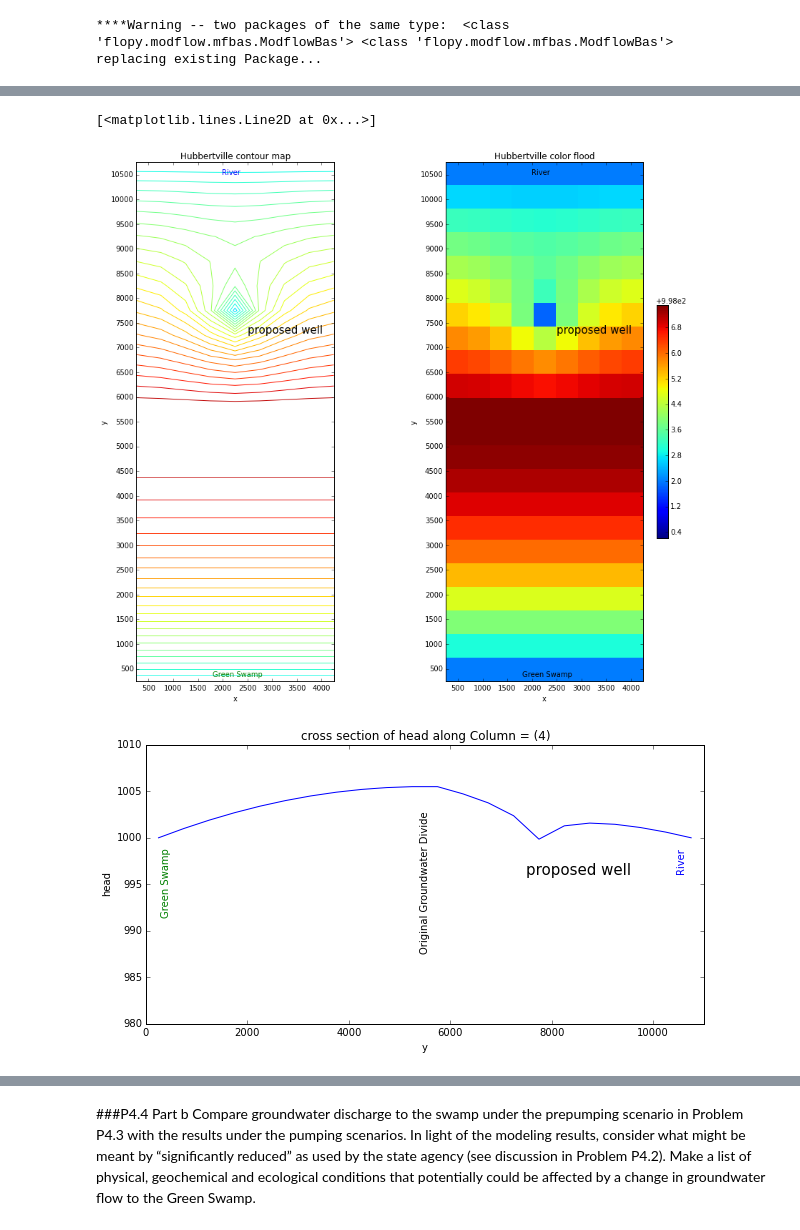
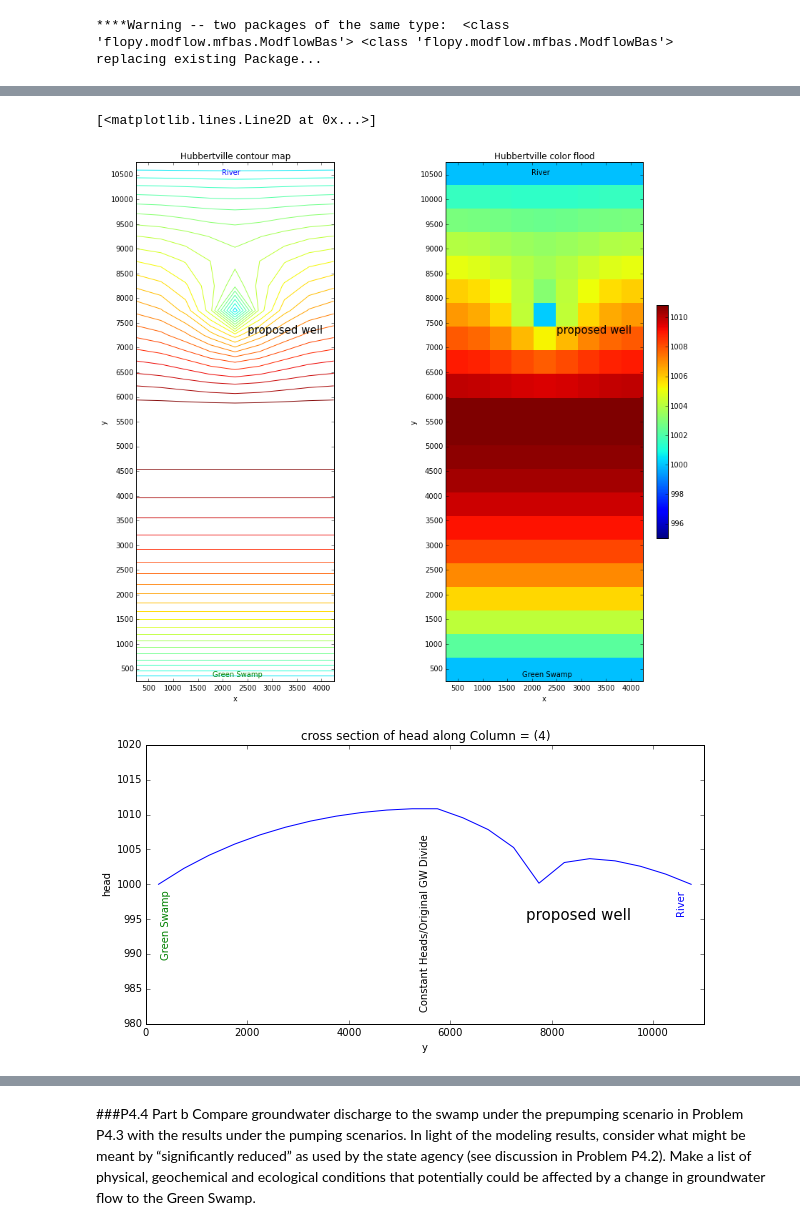
Before and after one commit to Applied-Groundwater-Modeling-2nd-Ed/Chapter_4_problems-1, a Jupyter notebook: P4.4_Flopy_Hubbertville_areal_model_with_pumping.ipynb, the cells around one changed output, grey strips where cells are left out. Saved outputs shown, nothing was run; the diff lists cells and outputs as text; code cells hidden in the pictures.

```diff
--- a/P4.4_Flopy_Hubbertville_areal_model_with_pumping.ipynb
+++ b/P4.4_Flopy_Hubbertville_areal_model_with_pumping.ipynb
@@ -810,7 +808,7 @@ Head statistics
 FIG = plt.figure(figsize=(15,13))
 
 #setup contour levels and plot extent
-LEVELS = np.arange(997., 1006., 0.25)
+LEVELS = np.arange(995., 1011., 0.5)
 EXTENT = (DELR/2., LX - DELR/2., DELC/2., LY - DELC/2.)
 
 #Make a contour plot on the first axis
@@ -827,39 +825,39 @@ AX1.contour(np.flipud(HEAD[0, :, :]), levels=LEVELS, extent=EXTENT)
 
 #Make a color flood on the second axis
 AX2 = FIG.add_subplot(1, 2, 2, aspect='equal')
 AX2.set_xlabel("x")
 AX2.set_ylabel("y")
 AX2.set_yticks(YTICKS)
 AX2.set_title("Hubbertville color flood")
 AX2.text(2500, 7300, r"proposed well", fontsize=15, color="black")
 AX2.text(2000, 10500, r"River", fontsize=10, color="black")
 AX2.text(1800, 340, r"Green Swamp", fontsize=10, color="black")
-cax = AX2.imshow(HEAD[0, :, :], extent=EXTENT, interpolation='nearest', vmin=998.2)
+cax = AX2.imshow(HEAD[0, :, :], extent=EXTENT, interpolation='nearest', vmin=995.)
 cbar = FIG.colorbar(cax, orientation='vertical', shrink=0.45)
 
 #as before let's plot a north-south cross section
 COL = 4
 # recall we need to flip because MODFLOW's array does not = Python, so we reverse the order (flip them) and call it
 Y = np.flipud(HEAD[0,:,COL])
 #for our cross section create X-coordinates to match with heads
 XCOORD = np.arange(0, 11000, 500) + 250
 fig = plt.figure(figsize=(10, 5))
 ax = fig.add_subplot(1, 1, 1)
 TITLE =  'cross section of head along Column = ({0})'.format(COL)
 ax.set_title(TITLE)
 ax.set_xlabel('y')
 ax.set_ylabel('head')
 ax.set_xlim(0, 11000.)
-ax.set_ylim(980.,1010.)
-ax.text(7500, 996, r"proposed well", fontsize=15, color="black")
+ax.set_ylim(980.,1020.)
+ax.text(7500, 995, r"proposed well", fontsize=15, color="black")
 ax.text(10480, 998, r"River", fontsize=10, color="blue",rotation='vertical')
 ax.text(300, 998, r"Green Swamp", fontsize=10, color="green",rotation='vertical')
-ax.text(5400,1002., r"Original Groundwater Divide", fontsize=10, color="black",rotation='vertical')
+ax.text(5400,1006., r"Constant Heads/Original GW Divide", fontsize=10, color="black",rotation='vertical')
 ax.plot(XCOORD, Y)
 # %% [output]
 [<matplotlib.lines.Line2D at 0x...>]
-[figure, old version]
+[figure, new version]
-[figure, old version]
+[figure, new version]
 # %%
 #calculate the flux to Green Swamp
 HEAD_ADJACENT_CELLS = HEAD[0,-2,:]
```
Also changed, not shown: parts of 42 cells of this notebook, 1 other file.
